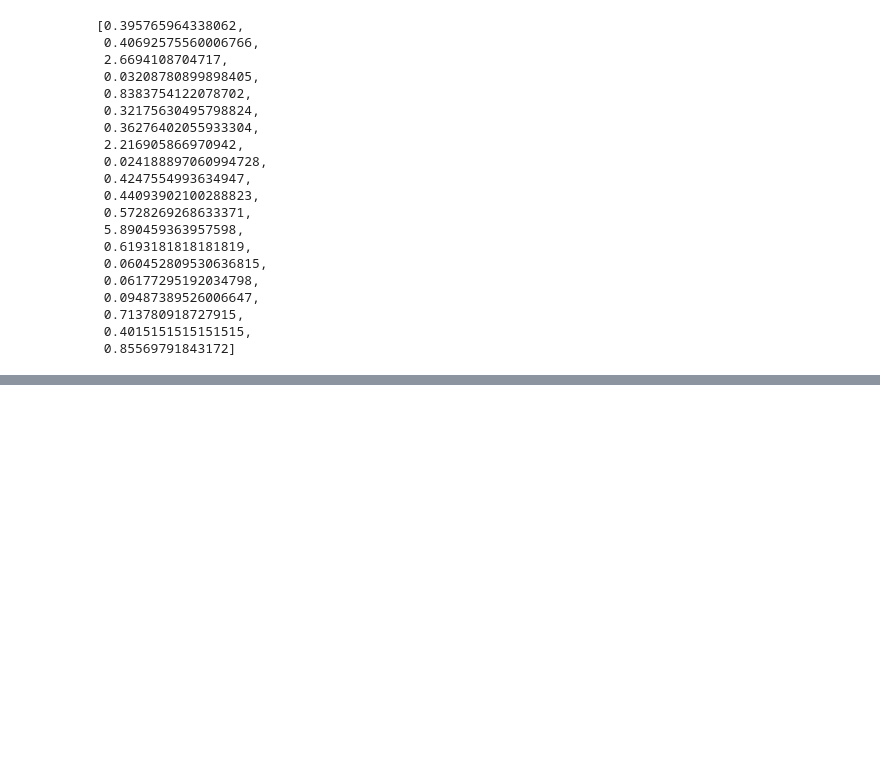
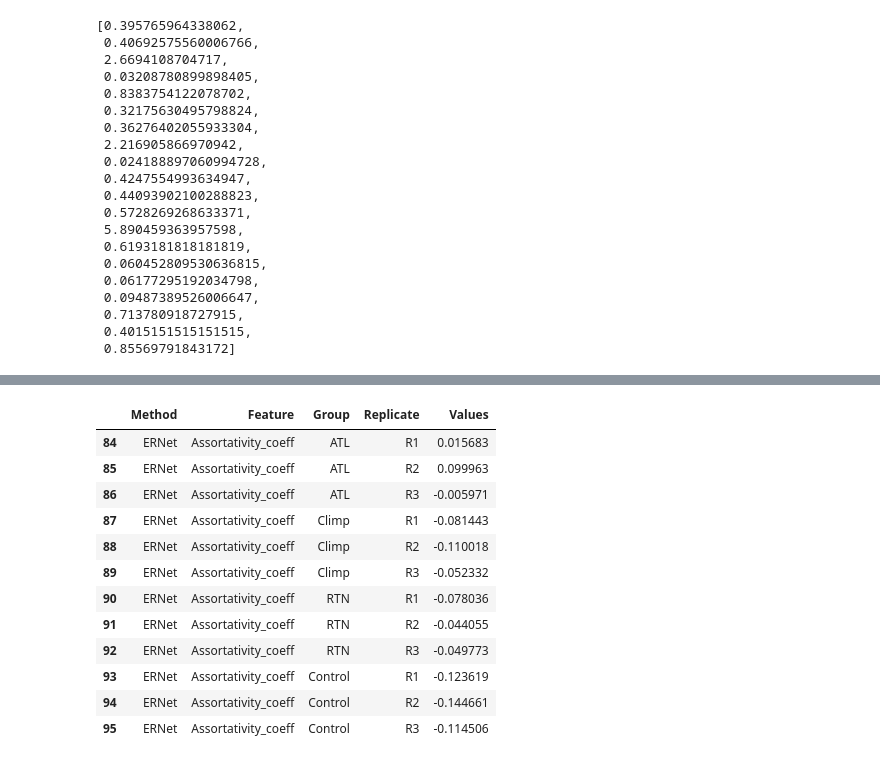
Before and after one commit to kiryteo/ER-Analysis-scripts, a Jupyter notebook: src/nw_graph_analysis/Graph-comparison.ipynb, the cells around one changed output, grey strips where cells are left out. Drawn from its saved outputs; the diff is of its cells as text; code cells hidden in the pictures; blank space fills up the shorter version.

Commit message:
error measures complete, table added to draft

```diff
--- a/src/nw_graph_analysis/Graph-comparison.ipynb
+++ b/src/nw_graph_analysis/Graph-comparison.ipynb
@@ -1109,0 +1168,18 @@ smalldf = pd.DataFrame()
+# %%
+temp = df[df['Method'] == 'ERNet']
+# %%
+temp[temp['Feature'] == 'Assortativity_coeff']
+# %% [output]
+|  | Method | Feature | Group | Replicate | Values |
+| 84 | ERNet | Assortativity_coeff | ATL | R1 | 0.015683 |
+| 85 | ERNet | Assortativity_coeff | ATL | R2 | 0.099963 |
+| 86 | ERNet | Assortativity_coeff | ATL | R3 | -0.005971 |
+| 87 | ERNet | Assortativity_coeff | Climp | R1 | -0.081443 |
+| 88 | ERNet | Assortativity_coeff | Climp | R2 | -0.110018 |
+| 89 | ERNet | Assortativity_coeff | Climp | R3 | -0.052332 |
+| 90 | ERNet | Assortativity_coeff | RTN | R1 | -0.078036 |
+| 91 | ERNet | Assortativity_coeff | RTN | R2 | -0.044055 |
+| 92 | ERNet | Assortativity_coeff | RTN | R3 | -0.049773 |
+| 93 | ERNet | Assortativity_coeff | Control | R1 | -0.123619 |
+| 94 | ERNet | Assortativity_coeff | Control | R2 | -0.144661 |
+| 95 | ERNet | Assortativity_coeff | Control | R3 | -0.114506 |
```
Also changed, not shown: parts of 26 cells of this notebook.
